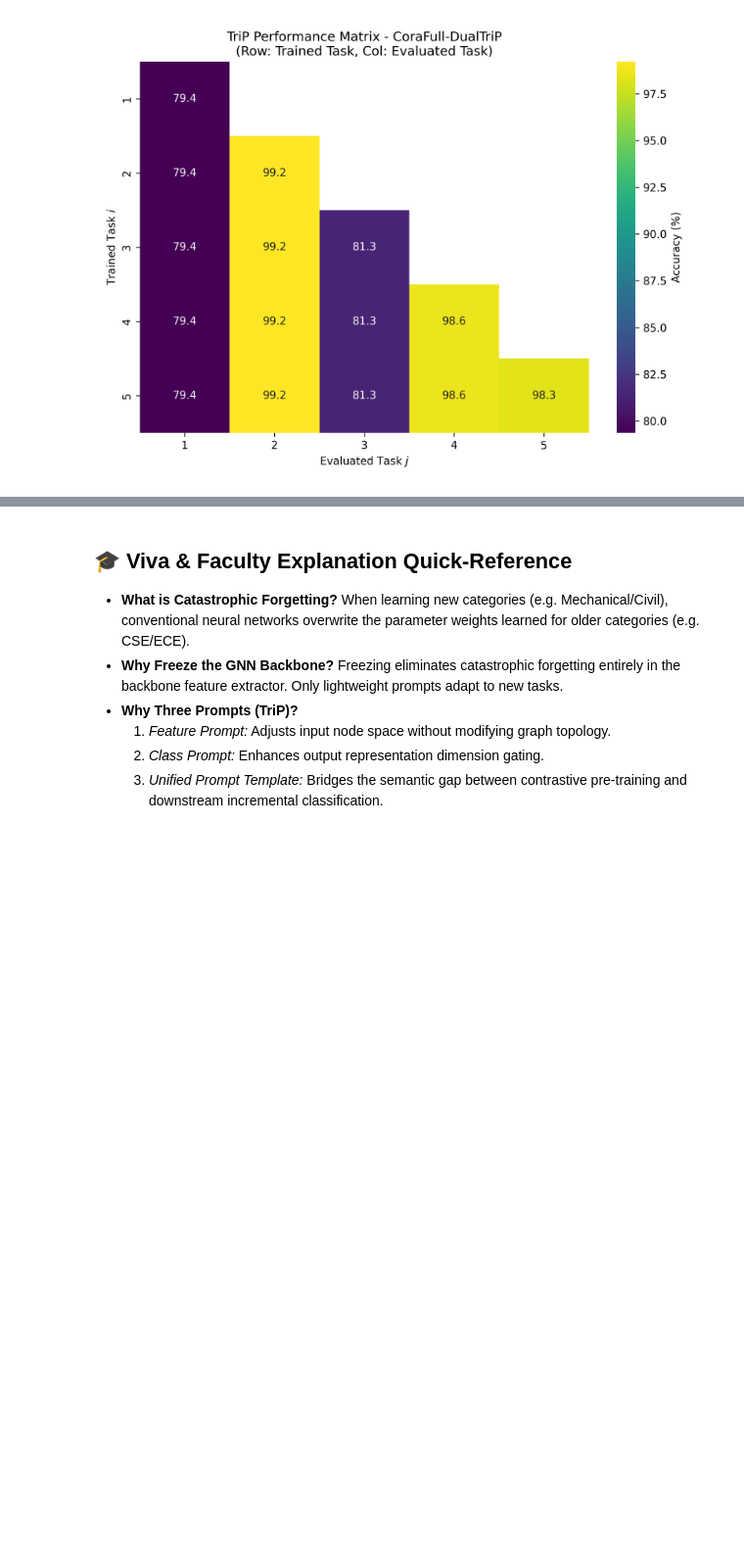
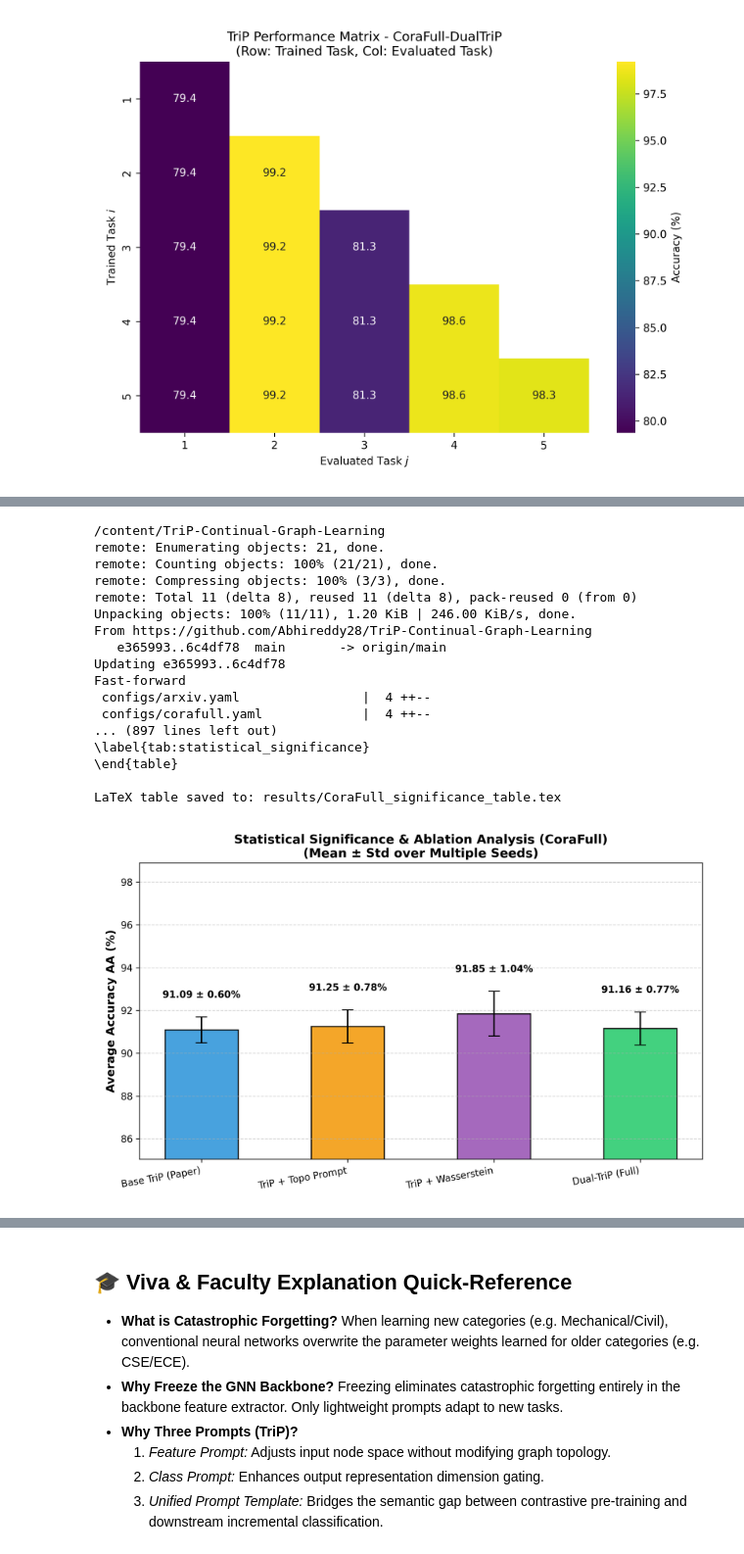
Before and after one commit to Abhireddy28/TriP-Continual-Graph-Learning, a Jupyter notebook: notebooks/TriP_Colab_Runner.ipynb, the cells around one changed output, grey strips where cells are left out. Shown at 98% size. Cells and saved outputs as stored; diff of their text form; code cells hidden in the pictures; blank space fills up the shorter version.

Commit message:
ablations and statistical significance

```diff
--- a/notebooks/TriP_Colab_Runner.ipynb
+++ b/notebooks/TriP_Colab_Runner.ipynb
@@ -643,3 +643,54 @@ Downloading final figures to your PC...
 [interactive output not drawn]
 [interactive output not drawn]
 [interactive output not drawn]
+# %%
+# 1. Ensure dependencies are installed
+!pip install -q torch-geometric ogb scipy seaborn
+
+# 2. Clone or navigate into the repository and pull the fix
+import os, sys
+if not os.path.exists('/content/TriP-Continual-Graph-Learning'):
+    %cd /content
+    !git clone https://github.com/Abhireddy28/TriP-Continual-Graph-Learning.git
+
+%cd /content/TriP-Continual-Graph-Learning
+!git pull
+
+# Pre-fetch cora.npz from fast raw mirror to completely avoid GitHub 504 timeouts
+!mkdir -p data/CoraFull/cora/raw
+!wget -q https://raw.githubusercontent.com/abojchevski/graph2gauss/master/data/cora.npz -O data/CoraFull/cora/raw/cora.npz
+
+repo_dir = '/content/TriP-Continual-Graph-Learning'
+if repo_dir not in sys.path:
+    sys.path.insert(0, repo_dir)
+
+# 3. Run the Statistical Significance & Multi-Seed Ablation Suite
+!python run_ablations_and_significance.py --config configs/corafull.yaml --seeds 42 123 456 --max_tasks 5
+
+# 4. Display the generated publication-grade chart
+from IPython.display import Image, display
+display(Image("results/CoraFull_statistical_significance.png"))
+
+# 5. Automatically download the chart and LaTeX table to your PC
+from google.colab import files
+files.download("results/CoraFull_statistical_significance.png")
+files.download("results/CoraFull_significance_table.tex")
+# %% [output]
+/content/TriP-Continual-Graph-Learning
+remote: Enumerating objects: 21, done.
+remote: Counting objects: 100% (21/21), done.
+remote: Compressing objects: 100% (3/3), done.
+remote: Total 11 (delta 8), reused 11 (delta 8), pack-reused 0 (from 0)
+Unpacking objects: 100% (11/11), 1.20 KiB | 246.00 KiB/s, done.
+From https://github.com/Abhireddy28/TriP-Continual-Graph-Learning
+   e365993..6c4df78  main       -> origin/main
+Updating e365993..6c4df78
+Fast-forward
+ configs/arxiv.yaml                |  4 ++--
+ configs/corafull.yaml             |  4 ++--
+... (897 lines left out)
+\label{tab:statistical_significance}
+\end{table}
+
+LaTeX table saved to: results/CoraFull_significance_table.tex
+[figure, added]
```
Also changed, not shown: parts of 1 cell of this notebook.
